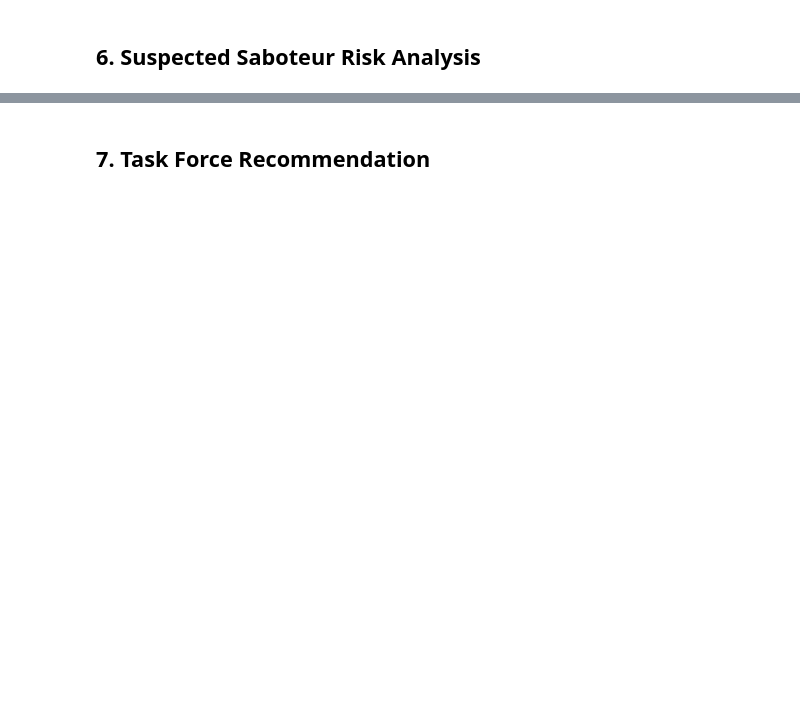
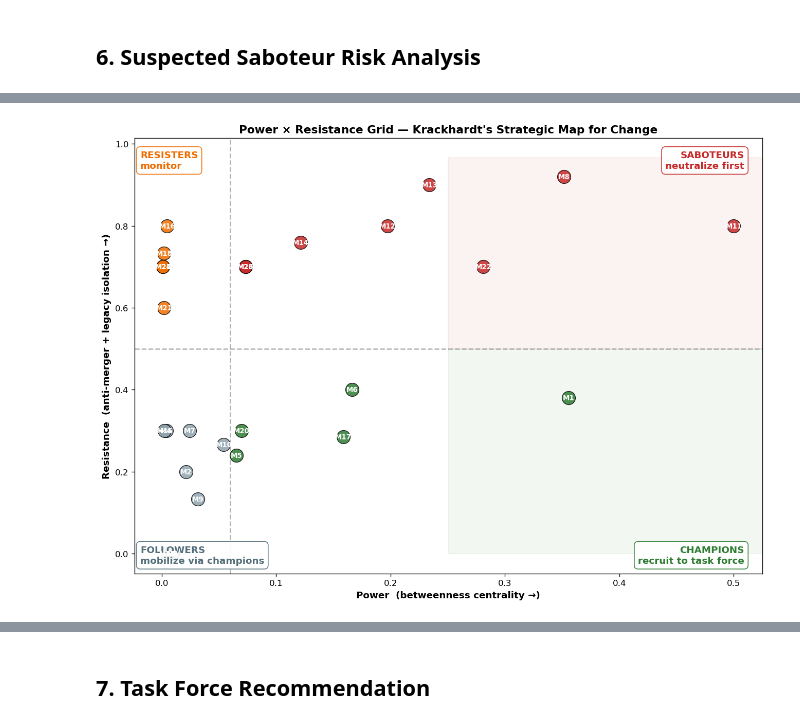
Before and after one commit to shortstax23/assignment_sno, a Jupyter notebook: analysis.ipynb, the cells around one changed output, grey strips where cells are left out. Drawn from its saved outputs; the diff is of its cells as text; code cells hidden in the pictures; blank space fills up the shorter version.

```diff
--- a/analysis.ipynb
+++ b/analysis.ipynb
@@ -997,0 +1117,50 @@ The CEO's concern about sabotage is most credible for **M11 and M8**, who sit on
+# %%
+# --- Plot Power × Resistance scatter with quadrant labels ---
+quad_colors = {'Saboteur':'#C62828','Resister':'#EF6C00',
+               'Champion':'#2E7D32','Follower':'#90A4AE'}
+
+fig, ax = plt.subplots(figsize=(11, 8))
+
+# Quadrant background tint
+ax.axhspan(r_med, grid['Resistance'].max()*1.05, xmin=0.5, xmax=1.0,
+           color='#C62828', alpha=0.06)
+ax.axhspan(0, r_med, xmin=0.5, xmax=1.0,
+           color='#2E7D32', alpha=0.06)
+ax.axvline(p_med, color='grey', linestyle='--', alpha=0.6)
+ax.axhline(r_med, color='grey', linestyle='--', alpha=0.6)
+
+# Plot each manager
+for _, row in grid.iterrows():
+    c = quad_colors[row['Quadrant']]
+    ax.scatter(row['Power'], row['Resistance'], s=240, c=c,
+               edgecolors='black', linewidths=0.8, alpha=0.85, zorder=3)
+    ax.annotate(f'M{int(row["Manager"])}',
+                (row['Power'], row['Resistance']),
+                fontsize=8, fontweight='bold',
+                ha='center', va='center', color='white', zorder=4)
+
+# Quadrant labels in corners
+xlim = ax.get_xlim(); ylim = ax.get_ylim()
+ax.text(xlim[1]*0.97, ylim[1]*0.97, 'SABOTEURS\nneutralize first',
+        ha='right', va='top', fontsize=11, fontweight='bold', color='#C62828',
+        bbox=dict(boxstyle='round,pad=0.4', fc='white', ec='#C62828', alpha=0.9))
+ax.text(xlim[1]*0.97, ylim[0]+0.02, 'CHAMPIONS\nrecruit to task force',
+        ha='right', va='bottom', fontsize=11, fontweight='bold', color='#2E7D32',
+        bbox=dict(boxstyle='round,pad=0.4', fc='white', ec='#2E7D32', alpha=0.9))
+ax.text(xlim[0]+0.005, ylim[1]*0.97, 'RESISTERS\nmonitor',
+        ha='left', va='top', fontsize=11, fontweight='bold', color='#EF6C00',
+        bbox=dict(boxstyle='round,pad=0.4', fc='white', ec='#EF6C00', alpha=0.9))
+ax.text(xlim[0]+0.005, ylim[0]+0.02, 'FOLLOWERS\nmobilize via champions',
+        ha='left', va='bottom', fontsize=11, fontweight='bold', color='#546E7A',
+        bbox=dict(boxstyle='round,pad=0.4', fc='white', ec='#546E7A', alpha=0.9))
+
+ax.set_xlabel('Power  (betweenness centrality →)', fontsize=11, fontweight='bold')
+ax.set_ylabel('Resistance  (anti-merger + legacy isolation →)',
+              fontsize=11, fontweight='bold')
+ax.set_title("Power × Resistance Grid — Krackhardt's Strategic Map for Change",
+             fontsize=13, fontweight='bold')
+plt.tight_layout()
+plt.savefig('power_resistance_grid.png', bbox_inches='tight', dpi=150)
+plt.show()
+# %% [output]
+[figure, added]
```
Also changed, not shown: parts of 35 cells of this notebook, 14 other files.
